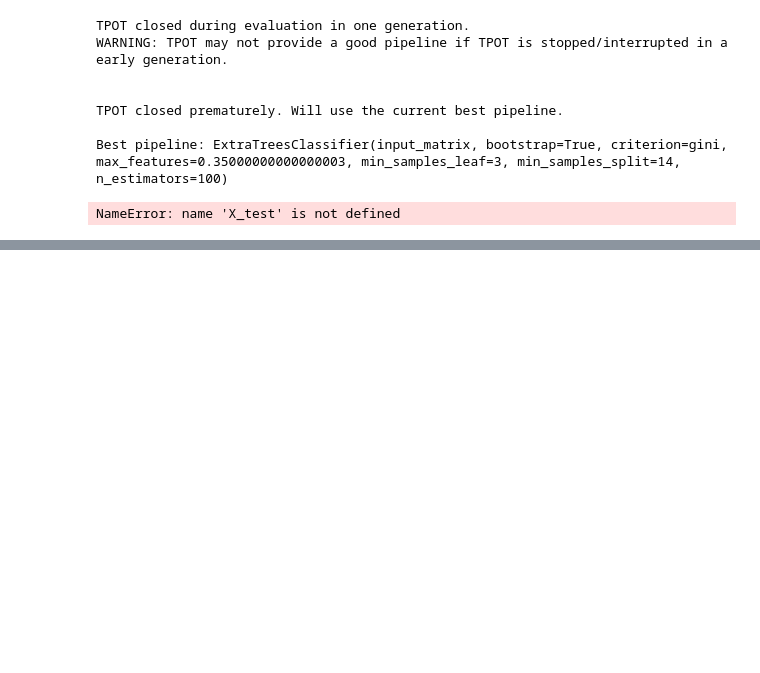
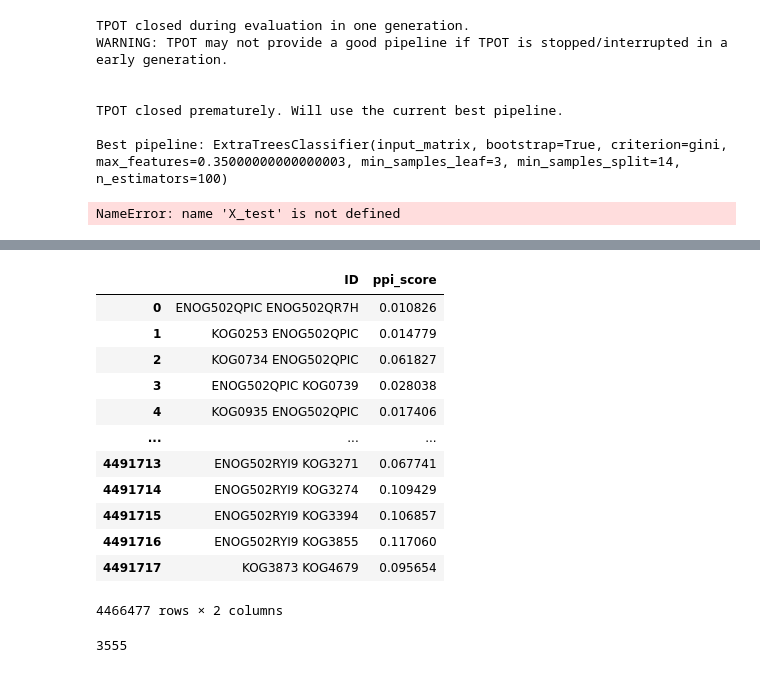
Before and after one commit to marcottelab/leca-proteomics, a Jupyter notebook: notebooks/test_tpot.ipynb, the cells around one changed output, grey strips where cells are left out. Drawn from its saved outputs; the diff is of its cells as text; code cells hidden in the pictures; blank space fills up the shorter version.

```diff
--- a/notebooks/test_tpot.ipynb
+++ b/notebooks/test_tpot.ipynb
@@ -95,0 +239,3 @@ NameError: name 'X_test' is not defined
+# %%
+ids_pred = fmat_pred[label_cols[0]]
+ids_pred
@@ -95,0 +255,8 @@ NameError: name 'X_test' is not defined
+# %%
+X_pred = fmat_pred[data_cols].to_numpy()
+# %%
+y_score_pred = clf.predict_proba(X_pred)
+# %%
+prob_pred = np.split(y_score_pred, 2, axis=1)
+prob_pos_pred = prob_pred[1]
+prob_pos_pred
@@ -95,0 +271,19 @@ NameError: name 'X_test' is not defined
+# %%
+df_pred = pd.DataFrame()
+df_pred['ID'] = ids_pred
+df_pred['ppi_score'] = prob_pos_pred
+df_pred
+# %% [output]
+|  | ID | ppi_score |
+| 0 | ENOG502QPIC ENOG502QR7H | 0.010826 |
+| 1 | KOG0253 ENOG502QPIC | 0.014779 |
+| 2 | KOG0734 ENOG502QPIC | 0.061827 |
+| 3 | ENOG502QPIC KOG0739 | 0.028038 |
+| 4 | KOG0935 ENOG502QPIC | 0.017406 |
+| ... | ... | ... |
+| 4491713 | ENOG502RYI9 KOG3271 | 0.067741 |
+| 4491714 | ENOG502RYI9 KOG3274 | 0.109429 |
+| 4491715 | ENOG502RYI9 KOG3394 | 0.106857 |
+| 4491716 | ENOG502RYI9 KOG3855 | 0.117060 |
+| 4491717 | KOG3873 KOG4679 | 0.095654 |
+4466477 rows × 2 columns
@@ -95,0 +294,4 @@ NameError: name 'X_test' is not defined
+# %%
+len(np.unique(final_ids[[0, 1]].values))
+# %% [output]
+3555
```
Also changed, not shown: parts of 25 cells of this notebook, 5 other files.
